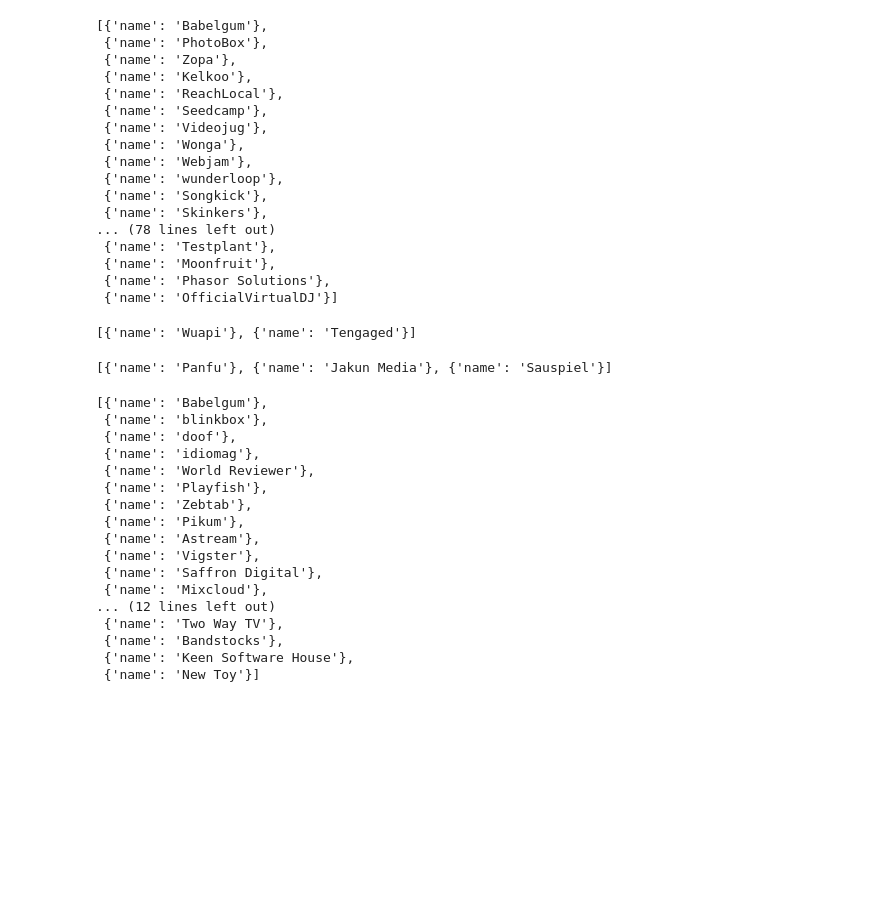
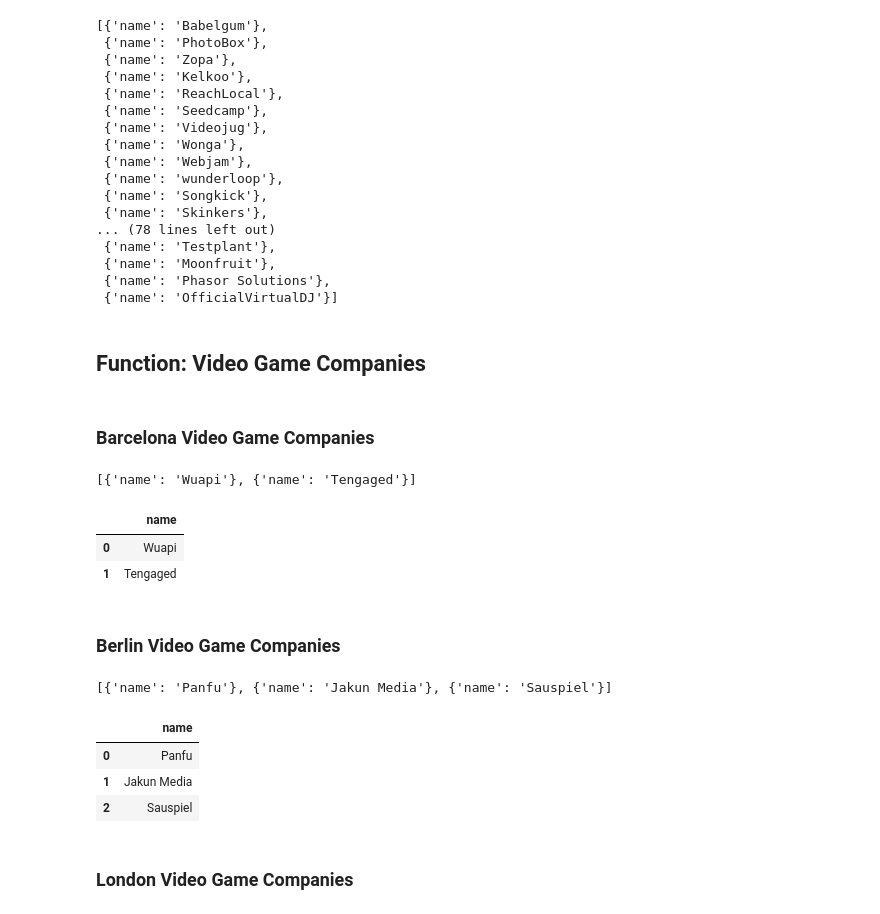
Before and after one commit to Hugocodesdude/Project_3, a Jupyter notebook: src/database_investigation_mongos.ipynb, the cells around one changed output. Drawn from its saved outputs; the diff is of its cells as text; code cells hidden in the pictures; blank space fills up the shorter version.

```diff
--- a/src/database_investigation_mongos.ipynb
+++ b/src/database_investigation_mongos.ipynb
@@ -259,6 +270,8 @@ design_company_finder("London")
  {'name': 'Moonfruit'},
  {'name': 'Phasor Solutions'},
  {'name': 'OfficialVirtualDJ'}]
+# %% [markdown]
+## Function: Video Game Companies
 # %%
 def videogame_company_finder(x):
     #place = x
@@ -268,31 +281,3 @@ def videogame_company_finder(x):
     city_conditions = [filter_3,filter_city_1]
     city_finder_list = list(c.find({"$and": city_conditions}, {"_id":0, "name":1}))
     return city_finder_list
-# %%
-videogame_company_finder("Barcelona")
-# %% [output]
-[{'name': 'Wuapi'}, {'name': 'Tengaged'}]
-# %%
-videogame_company_finder("Berlin")
-# %% [output]
-[{'name': 'Panfu'}, {'name': 'Jakun Media'}, {'name': 'Sauspiel'}]
-# %%
-videogame_company_finder("London")
-# %% [output]
-[{'name': 'Babelgum'},
- {'name': 'blinkbox'},
- {'name': 'doof'},
- {'name': 'idiomag'},
- {'name': 'World Reviewer'},
- {'name': 'Playfish'},
- {'name': 'Zebtab'},
- {'name': 'Pikum'},
- {'name': 'Astream'},
- {'name': 'Vigster'},
- {'name': 'Saffron Digital'},
- {'name': 'Mixcloud'},
-... (12 lines left out)
- {'name': 'Two Way TV'},
- {'name': 'Bandstocks'},
- {'name': 'Keen Software House'},
- {'name': 'New Toy'}]
@@ -303,0 +284,29 @@ df_6 = pd.DataFrame(result_6)
+# %% [markdown]
+### Barcelona Video Game Companies
+# %%
+videogame_company_finder("Barcelona")
+# %% [output]
+[{'name': 'Wuapi'}, {'name': 'Tengaged'}]
+# %%
+bcn_videogame_companies = pd.DataFrame(videogame_company_finder("Barcelona"))
+bcn_videogame_companies
+# %% [output]
+|  | name |
+| 0 | Wuapi |
+| 1 | Tengaged |
+# %% [markdown]
+### Berlin Video Game Companies
+# %%
+videogame_company_finder("Berlin")
+# %% [output]
+[{'name': 'Panfu'}, {'name': 'Jakun Media'}, {'name': 'Sauspiel'}]
+# %%
+bln_videogame_companies = pd.DataFrame(videogame_company_finder("Berlin"))
+bln_videogame_companies
+# %% [output]
+|  | name |
+| 0 | Panfu |
+| 1 | Jakun Media |
+| 2 | Sauspiel |
+# %% [markdown]
+### London Video Game Companies
```
Also changed, not shown: parts of 9 cells of this notebook, 2 other files.
